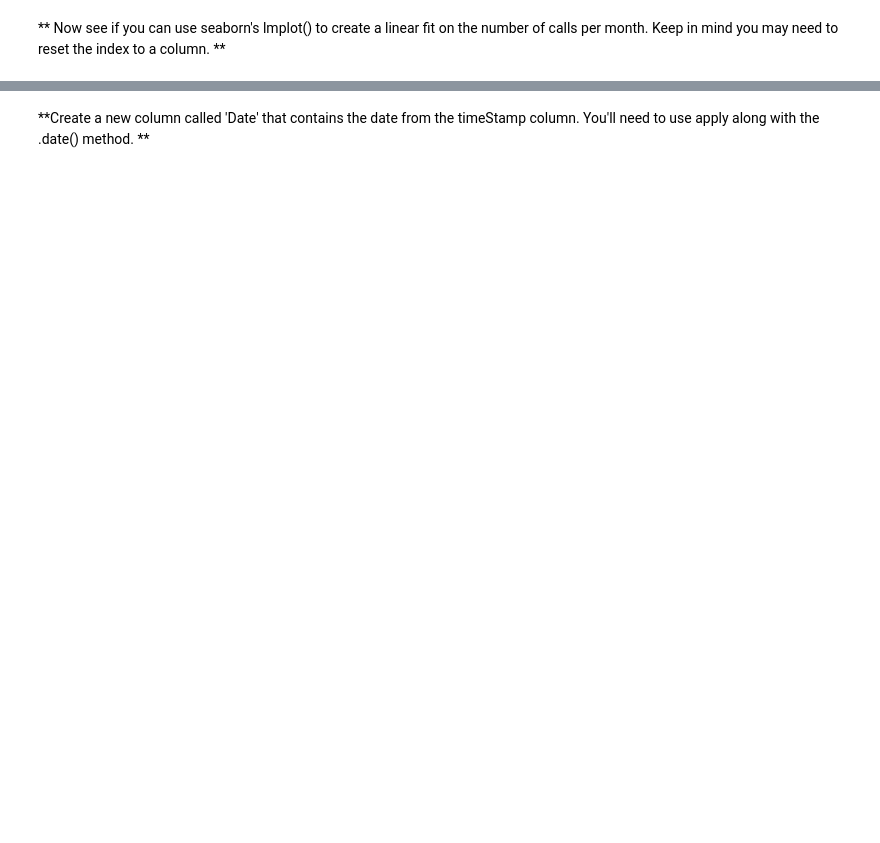
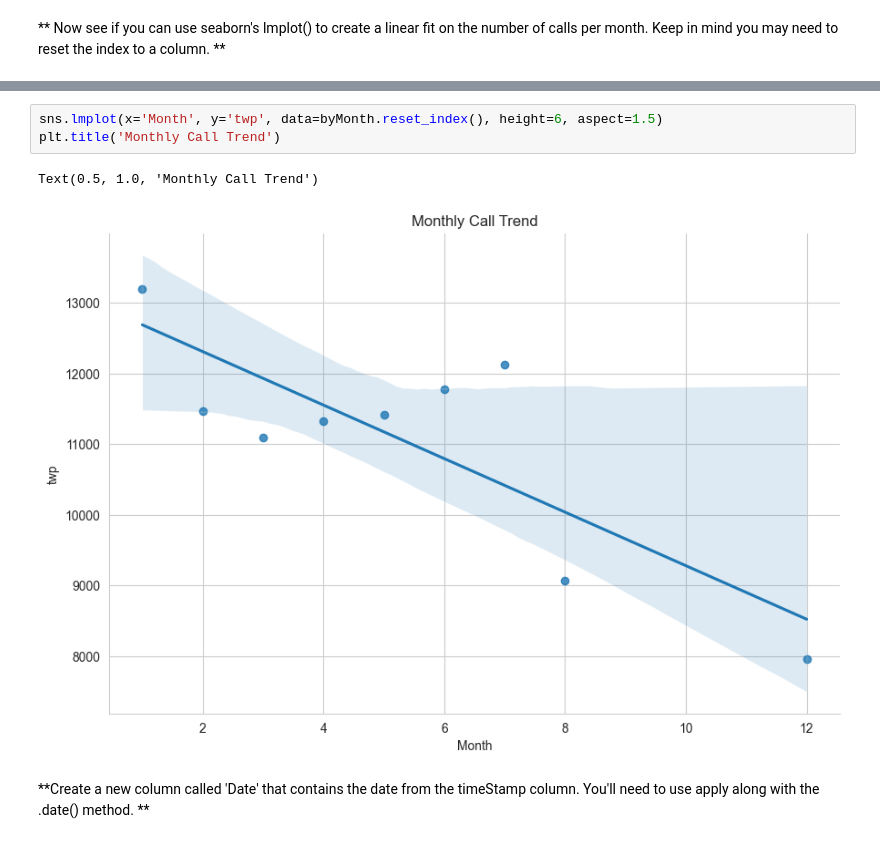
Before and after one commit to tersor/dat803, a Jupyter notebook: oppgave-01/01-911 Calls Data project.ipynb, the cells around one changed output, grey strips where cells are left out. Saved outputs shown, nothing was run; the diff lists cells and outputs as text; blank space fills up the shorter version.

```diff
--- a/oppgave-01/01-911 Calls Data project.ipynb
+++ b/oppgave-01/01-911 Calls Data project.ipynb
@@ -140,2 +197,8 @@ _____
+# %%
+sns.lmplot(x='Month', y='twp', data=byMonth.reset_index(), height=6, aspect=1.5)
+plt.title('Monthly Call Trend')
+# %% [output]
+Text(0.5, 1.0, 'Monthly Call Trend')
+[figure, added]
 # %% [markdown]
 **Create a new column called 'Date' that contains the date from the timeStamp column. You'll need to use apply along with the .date() method. **
```
Also changed, not shown: parts of 40 cells of this notebook, 1 other file.
